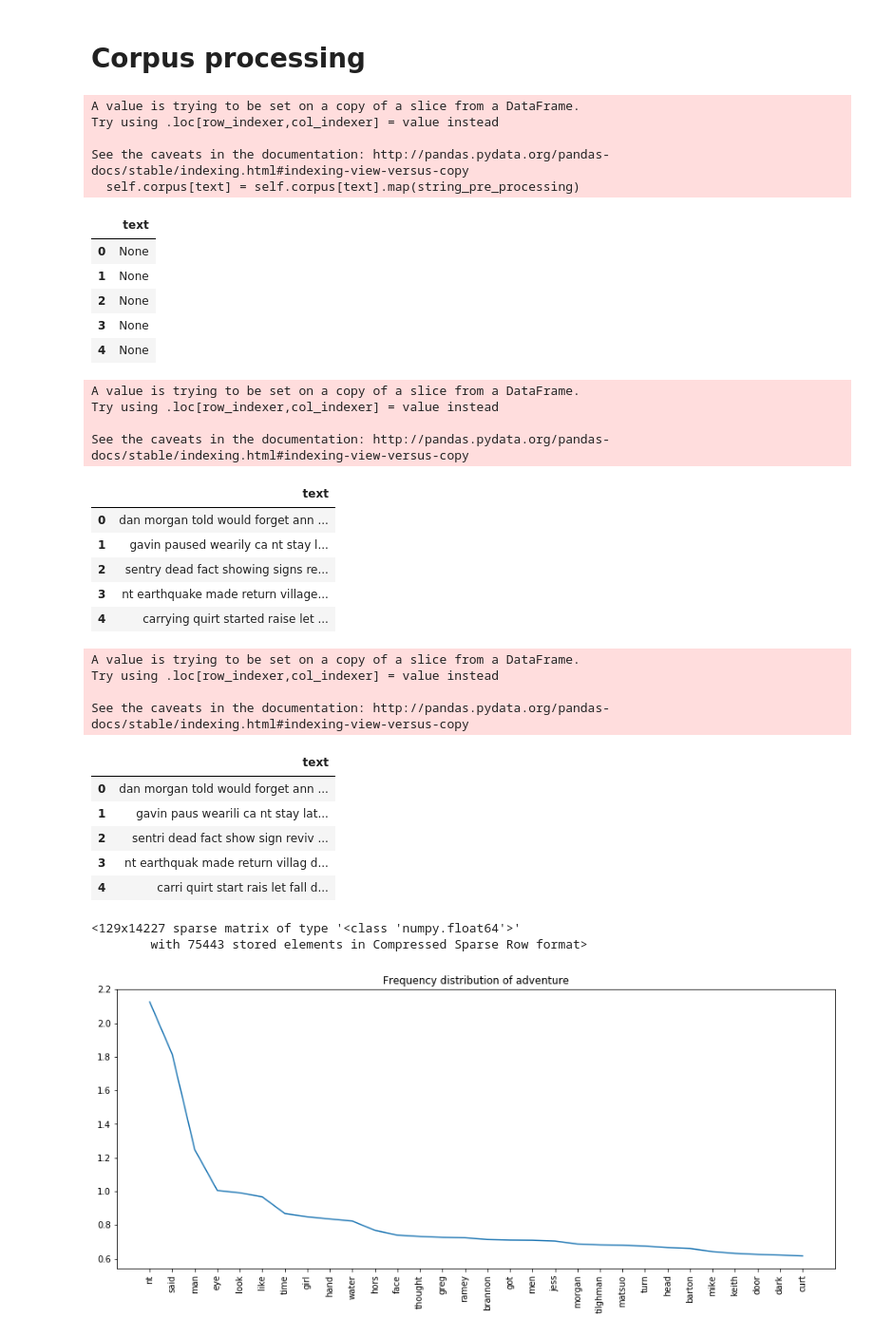
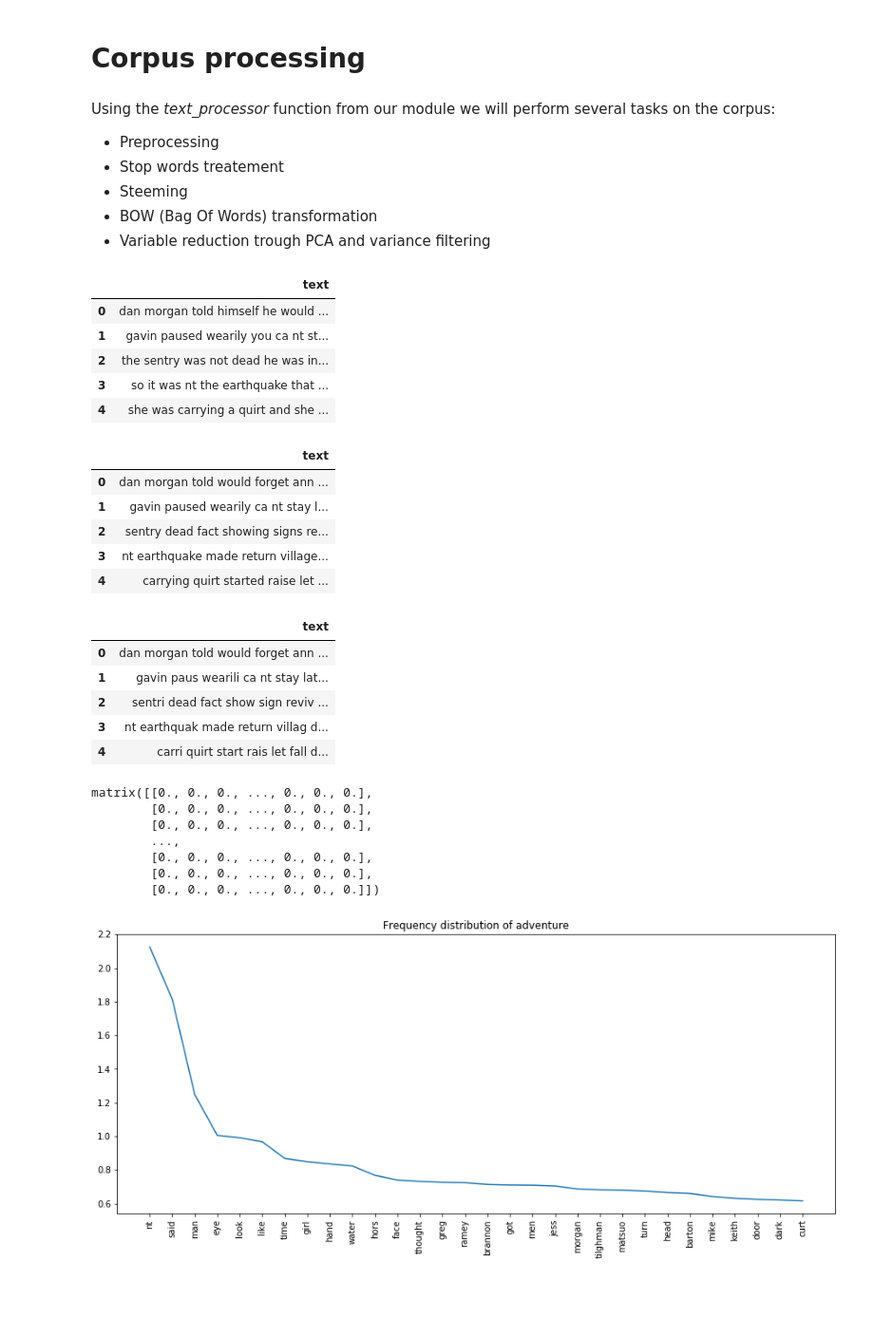
Before and after one commit to jaimeoliver1/Auto-text-mining, a Jupyter notebook: Example.ipynb, the cells around one changed output. Shown at 95% size. Drawn from its saved outputs; the diff is of its cells as text; code cells hidden in the pictures; blank space fills up the shorter version.

```diff
--- a/Example.ipynb
+++ b/Example.ipynb
@@ -31,31 +37,27 @@ corpus.head()
 | 4 | adventure | She was carrying a quirt, and she... |
 # %% [markdown]
 # Corpus processing
+# %% [markdown]
+Using the *text_processor* function from our module we will perform several tasks on the corpus:
+- Preprocessing
+- Stop words treatement
+- Steeming
+- BOW (Bag Of Words) transformation
+- Variable reduction trough PCA and variance filtering
 # %%
-from text_processing import text_processor
-
-ATM = text_processor(df = corpus, topic = 'class', text = 'text')
+ATM = text_processing.text_processor(df = corpus, topic = 'class', text = 'text')
 ATM.corpus.head()
 # %% [output]
-A value is trying to be set on a copy of a slice from a DataFrame.
-Try using .loc[row_indexer,col_indexer] = value instead
-
-See the caveats in the documentation: http://pandas.pydata.org/pandas-docs/stable/indexing.html#indexing-view-versus-copy
-  self.corpus[text] = self.corpus[text].map(string_pre_processing)
 |  | text |
-| 0 | None |
-| 1 | None |
-| 2 | None |
-| 3 | None |
-| 4 | None |
+| 0 | dan morgan told himself he would ... |
+| 1 | gavin paused wearily you ca nt st... |
+| 2 | the sentry was not dead he was in... |
+| 3 | so it was nt the earthquake that ... |
+| 4 | she was carrying a quirt and she ... |
 # %%
 ATM.stop_words()
 ATM.corpus.head()
 # %% [output]
-A value is trying to be set on a copy of a slice from a DataFrame.
-Try using .loc[row_indexer,col_indexer] = value instead
-
-See the caveats in the documentation: http://pandas.pydata.org/pandas-docs/stable/indexing.html#indexing-view-versus-copy
 |  | text |
 | 0 | dan morgan told would forget ann ... |
 | 1 | gavin paused wearily ca nt stay l... |
@@ -66,10 +68,6 @@ See the caveats in the documentation: http://pandas.pydata.org/pandas-docs/stabl
 ATM.steemer()
 ATM.corpus.head()
 # %% [output]
-A value is trying to be set on a copy of a slice from a DataFrame.
-Try using .loc[row_indexer,col_indexer] = value instead
-
-See the caveats in the documentation: http://pandas.pydata.org/pandas-docs/stable/indexing.html#indexing-view-versus-copy
 |  | text |
 | 0 | dan morgan told would forget ann ... |
 | 1 | gavin paus wearili ca nt stay lat... |
@@ -78,10 +76,15 @@ See the caveats in the documentation: http://pandas.pydata.org/pandas-docs/stabl
 | 4 | carri quirt start rais let fall d... |
 # %%
 ATM.corpus_to_bag_of_words()
-ATM.bow_corpus
+ATM.bow_corpus.todense()
 # %% [output]
-<129x14227 sparse matrix of type '<class 'numpy.float64'>'
-        with 75443 stored elements in Compressed Sparse Row format>
+matrix([[0., 0., 0., ..., 0., 0., 0.],
+        [0., 0., 0., ..., 0., 0., 0.],
+        [0., 0., 0., ..., 0., 0., 0.],
+        ...,
+        [0., 0., 0., ..., 0., 0., 0.],
+        [0., 0., 0., ..., 0., 0., 0.],
+        [0., 0., 0., ..., 0., 0., 0.]])
 # %%
 ATM.plot_count_distribution()
 # %% [output]
```
Also changed, not shown: parts of 14 cells of this notebook.
